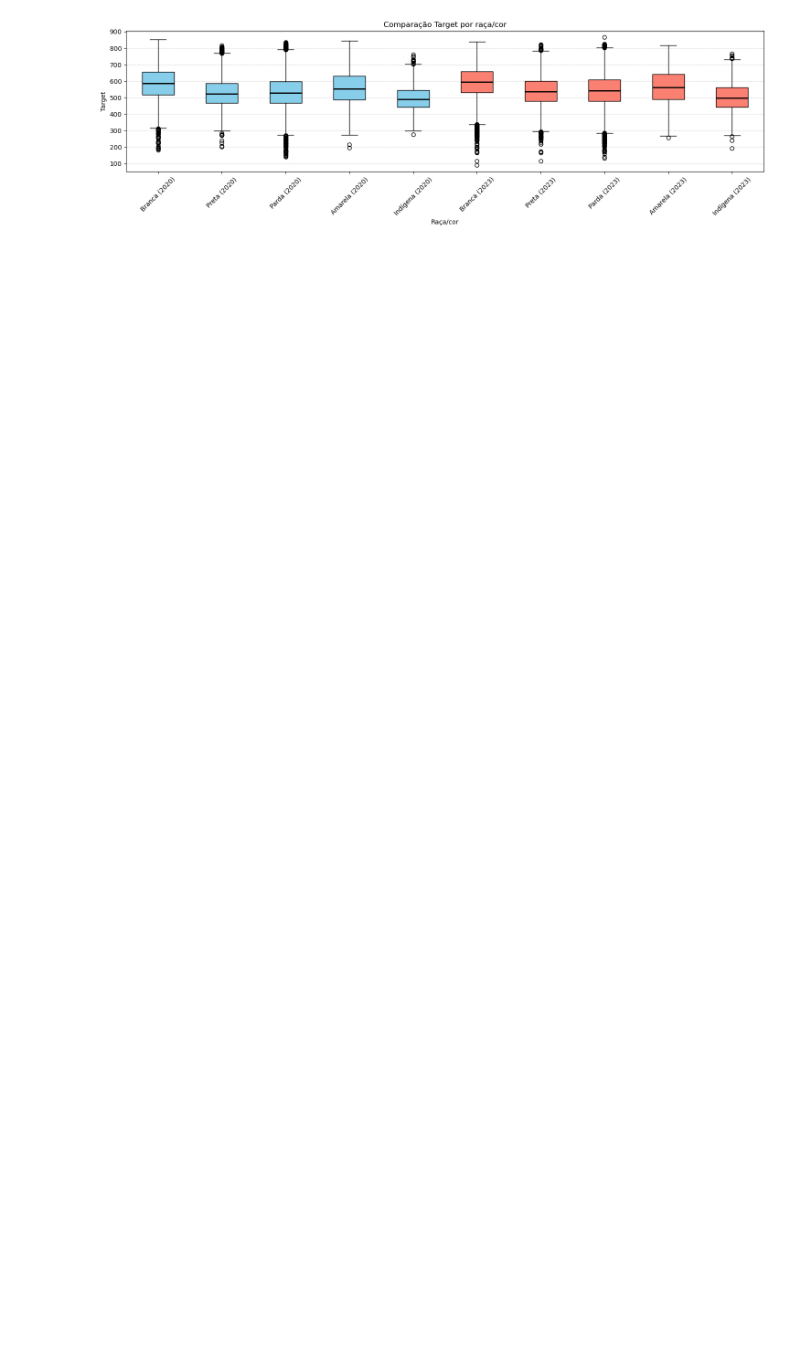
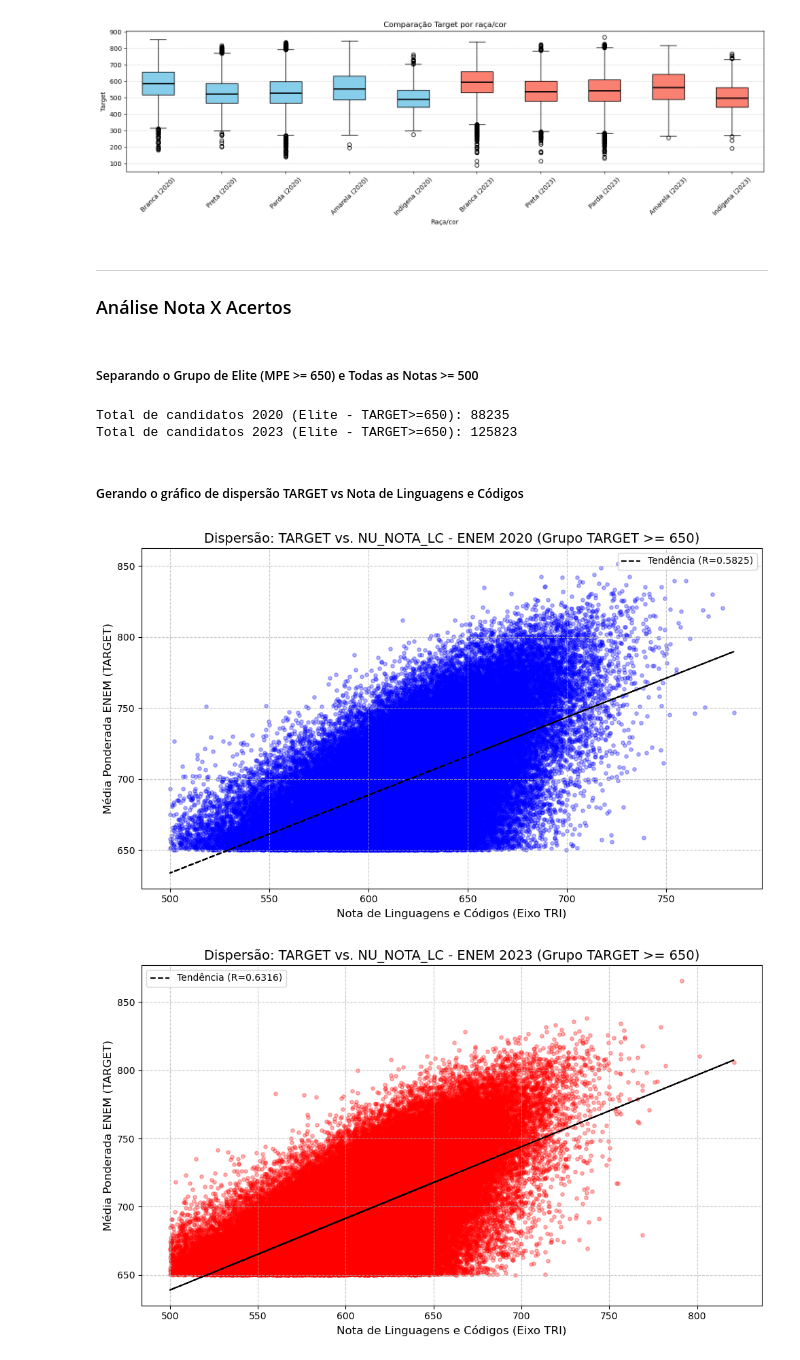
Before and after one commit to AllineOliveira/Projeto-2-Cdados, a Jupyter notebook: Projeto 2 - Grupo 6 2.ipynb, the cells around one changed output. Saved outputs shown, nothing was run; the diff lists cells and outputs as text; code cells hidden in the pictures; blank space fills up the shorter version.

```diff
--- a/Projeto 2 - Grupo 6 2.ipynb
+++ b/Projeto 2 - Grupo 6 2.ipynb
@@ -1667,3 +1663,79 @@ plt.xlabel('Raça/cor')
 plt.show()
 # %% [output]
 [figure]
+# %% [markdown]
+___
+### Análise Nota X Acertos
+# %% [markdown]
+##### Separando o Grupo de Elite (MPE >= 650) e Todas as Notas >= 500
+# %%
+def filtrar_elite(df):
+    # Filtra as notas brutas e a média final (TARGET)
+    filtro = (
+        (df['NU_NOTA_LC'] >= 500) & (df['NU_NOTA_MT'] >= 500) &
+        (df['NU_NOTA_CH'] >= 500) & (df['NU_NOTA_CN'] >= 500) &
+        (df['NU_NOTA_REDACAO'] >= 500) &
+        (df['TARGET'] >= 650)
+    )
+    return df.loc[filtro].copy()
+
+# Criando os novos dataframes usando os seus "dados2020" e "dados2023"
+elite_2020 = filtrar_elite(dados2020)
+elite_2023 = filtrar_elite(dados2023)
+
+print(f"Total de candidatos 2020 (Elite - TARGET>=650): {len(elite_2020)}")
+print(f"Total de candidatos 2023 (Elite - TARGET>=650): {len(elite_2023)}")
+# %% [output]
+Total de candidatos 2020 (Elite - TARGET>=650): 88235
+Total de candidatos 2023 (Elite - TARGET>=650): 125823
+# %% [markdown]
+##### Gerando o gráfico de dispersão TARGET vs Nota de Linguagens e Códigos
+# %%
+def scatter_correlation_LC(df, ano):
+
+    # 1  -Conversão e Limpeza de Dados (Rigidez Estatística)
+    df['NU_NOTA_LC'] = pd.to_numeric(df['NU_NOTA_LC'], errors='coerce')
+    df['TARGET'] = pd.to_numeric(df['TARGET'], errors='coerce')
+    df_plot = df.dropna(subset=['NU_NOTA_LC', 'TARGET']).copy()
+
+    # 2 - Correlação de Pearson
+    corr_lc = df_plot['TARGET'].corr(df_plot['NU_NOTA_LC']).round(4)
+
+
+
+
+    plt.figure(figsize=(10, 6))
+
+    # Definindo a cor com base no ano (Azul para 2020, Vermelho para 2023)
+    cor_pontos = 'blue' if ano == 2020 else 'red'
+
+    # Plotando as "bolinhas" (Scatter)
+    plt.scatter(
+        df_plot['NU_NOTA_LC'],
+        df_plot['TARGET'],
+        alpha=0.3, # Transparência ajuda muito a ver onde os pontos se concentram
+        s=15,      # Tamanho do ponto
+        color=cor_pontos
+    )
+
+    # 3 - Linha de Tendência (Regressão Linear)
+    z = np.polyfit(df_plot['NU_NOTA_LC'], df_plot['TARGET'], 1)
+    p = np.poly1d(z)
+    plt.plot(df_plot['NU_NOTA_LC'], p(df_plot['NU_NOTA_LC']), "k--", label=f'Tendência (R={corr_lc})')
+
+    # 5. Ajustes Estéticos Finais
+    plt.title(f'Dispersão: TARGET vs. NU_NOTA_LC - ENEM {ano} (Grupo TARGET >= 650)', fontsize=14)
+    plt.xlabel('Nota de Linguagens e Códigos (Eixo TRI)', fontsize=12)
+    plt.ylabel('Média Ponderada ENEM (TARGET)', fontsize=12)
+
+    plt.legend()
+    plt.grid(axis='both', linestyle='--', alpha=0.7)
+    plt.tight_layout()
+    plt.show()
+
+# Chamando a função para gerar os dois gráficos na tela
+scatter_correlation_LC(elite_2020, 2020)
+scatter_correlation_LC(elite_2023, 2023)
+# %% [output]
+[figure, added]
+[figure, added]
```
Also changed, not shown: parts of 12 cells of this notebook.
